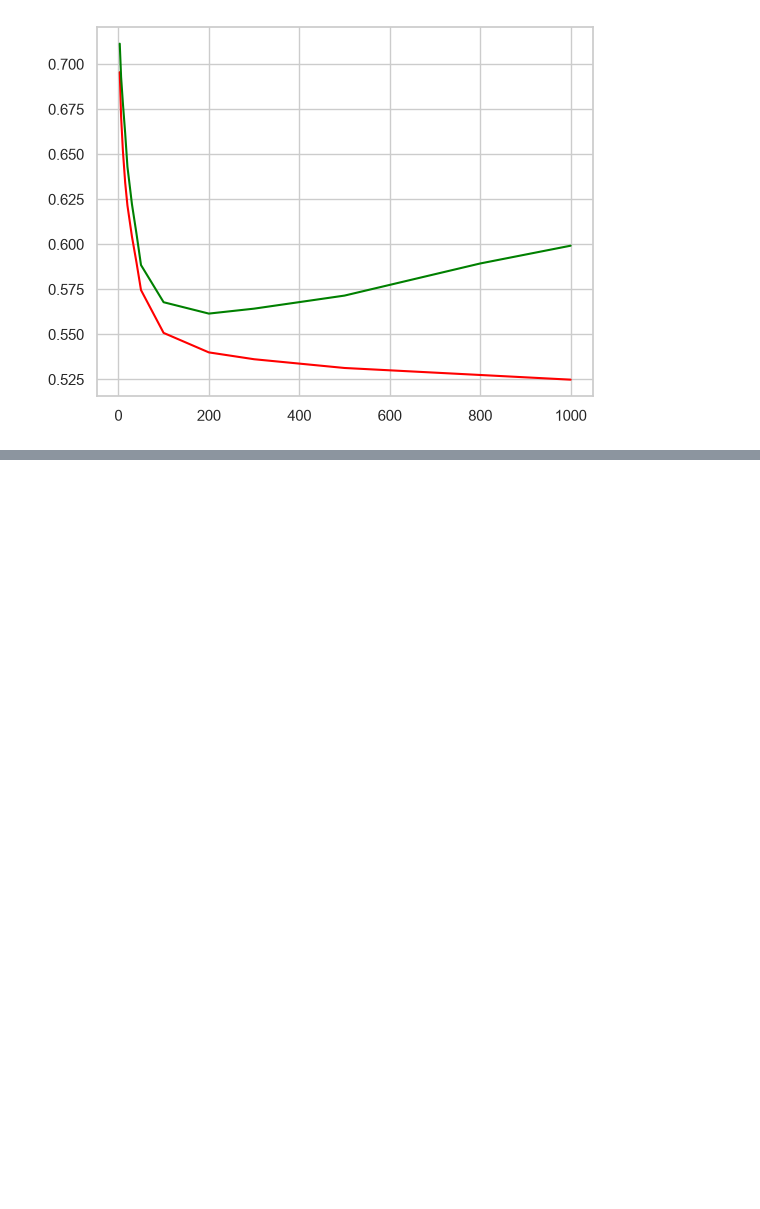
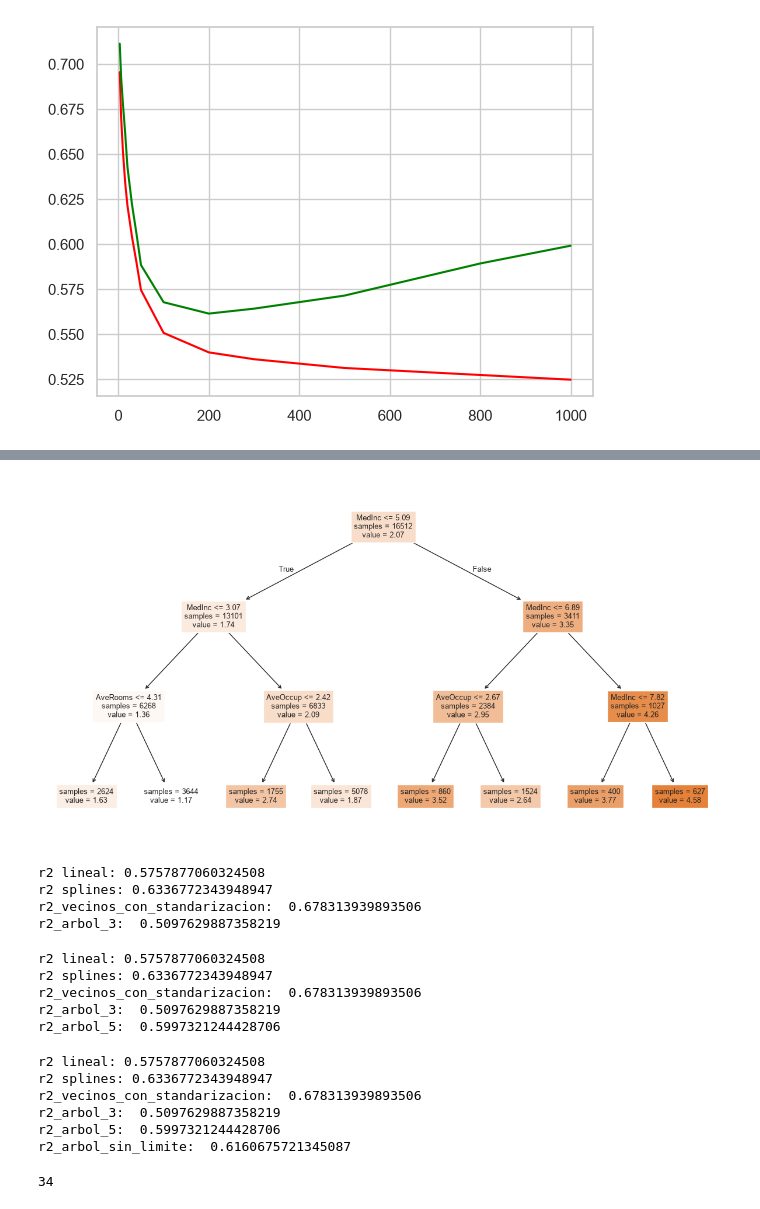
Before and after one commit to marcell-llerena/datascience-g8, a Jupyter notebook: notebooks/20260902_33_regresion_lineal.ipynb, the cells around one changed output, grey strips where cells are left out. Saved outputs shown, nothing was run; the diff lists cells and outputs as text; code cells hidden in the pictures; blank space fills up the shorter version.

```diff
--- a/notebooks/20260902_33_regresion_lineal.ipynb
+++ b/notebooks/20260902_33_regresion_lineal.ipynb
@@ -533,0 +611,61 @@ plt.plot(tramos, filas["rmse_test"].to_numpy(), color="green")
+# %%
+from sklearn.tree import DecisionTreeRegressor, plot_tree
+
+arbol_3 = DecisionTreeRegressor(max_depth=3, random_state=RANDOM_STATE)
+arbol_3.fit(X_train, y_train)
+
+plt.figure(figsize=(15, 8))
+plot_tree(arbol_3, feature_names=list(X_train.columns), filled=True, fontsize=9, impurity=False, precision=2)
+plt.show()
+# %% [output]
+[figure, added]
+# %%
+r2_arbol_3 = arbol_3.score(X_test, y_test)
+print(f"r2 lineal: {ols_metrics["R2"]}")
+print(f"r2 splines: {r2_splines}")
+print(f"r2_vecinos_con_standarizacion: ", r2_vecinos)
+print(f"r2_arbol_3: ", r2_arbol_3)
+# %% [output]
+r2 lineal: 0.5757877060324508
+r2 splines: 0.6336772343948947
+r2_vecinos_con_standarizacion:  0.678313939893506
+r2_arbol_3:  0.5097629887358219
+# %%
+arbol_5 = DecisionTreeRegressor(max_depth=5, random_state=RANDOM_STATE)
+arbol_5.fit(X_train, y_train)
+
+r2_arbol_5 = arbol_5.score(X_test, y_test)
+print(f"r2 lineal: {ols_metrics["R2"]}")
+print(f"r2 splines: {r2_splines}")
+print(f"r2_vecinos_con_standarizacion: ", r2_vecinos)
+print(f"r2_arbol_3: ", r2_arbol_3)
+print(f"r2_arbol_5: ", r2_arbol_5)
+# %% [output]
+r2 lineal: 0.5757877060324508
+r2 splines: 0.6336772343948947
+r2_vecinos_con_standarizacion:  0.678313939893506
+r2_arbol_3:  0.5097629887358219
+r2_arbol_5:  0.5997321244428706
+# %%
+arbol_sin_limite = DecisionTreeRegressor(max_depth=None, random_state=RANDOM_STATE)
+arbol_sin_limite.fit(X_train, y_train)
+
+r2_arbol_sin_limite = arbol_sin_limite.score(X_test, y_test)
+
+print(f"r2 lineal: {ols_metrics["R2"]}")
+print(f"r2 splines: {r2_splines}")
+print(f"r2_vecinos_con_standarizacion: ", r2_vecinos)
+print(f"r2_arbol_3: ", r2_arbol_3)
+print(f"r2_arbol_5: ", r2_arbol_5)
+print(f"r2_arbol_sin_limite: ", r2_arbol_sin_limite)
+# %% [output]
+r2 lineal: 0.5757877060324508
+r2 splines: 0.6336772343948947
+r2_vecinos_con_standarizacion:  0.678313939893506
+r2_arbol_3:  0.5097629887358219
+r2_arbol_5:  0.5997321244428706
+r2_arbol_sin_limite:  0.6160675721345087
+# %%
+arbol_sin_limite.get_depth()
+# %% [output]
+34
```
Also changed, not shown: parts of 6 cells of this notebook.
